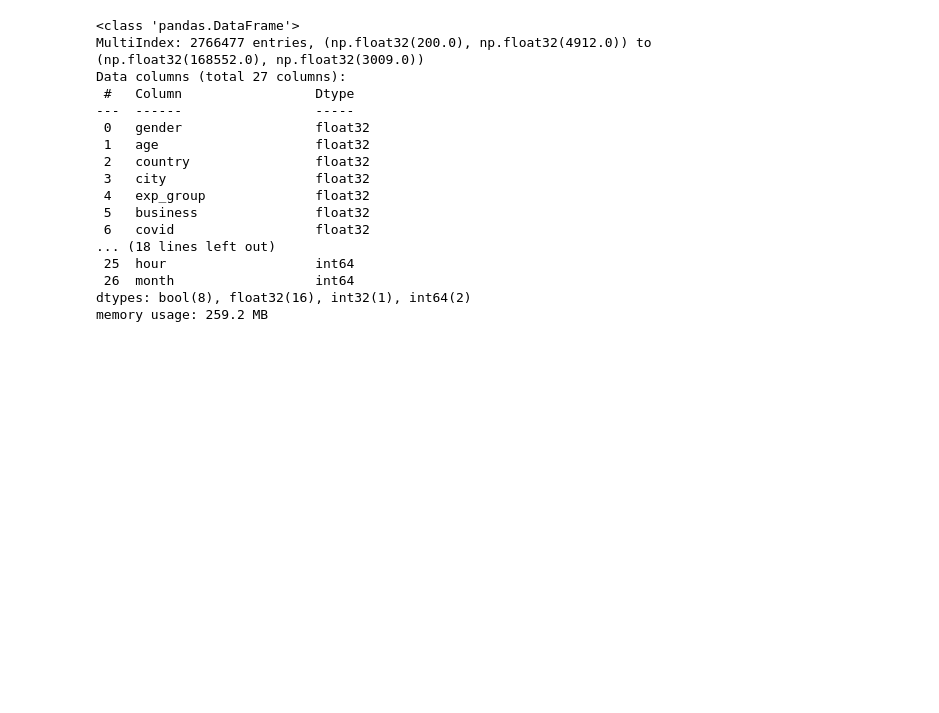
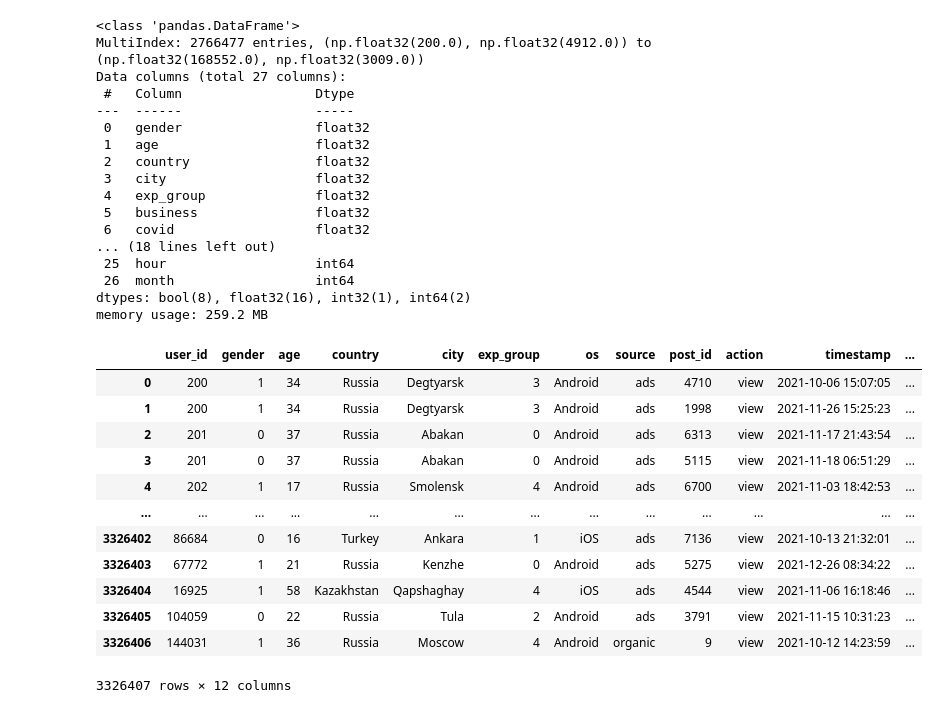
Before and after one commit to lefukuro/recommendation-system, a Jupyter notebook: notebooks/recommendation-system-catboost.ipynb, the cells around one changed output. Drawn from its saved outputs; the diff is of its cells as text; code cells hidden in the pictures; blank space fills up the shorter version.

```diff
--- a/notebooks/recommendation-system-catboost.ipynb
+++ b/notebooks/recommendation-system-catboost.ipynb
@@ -808,0 +907,17 @@ memory usage: 259.2 MB
+# %%
+df_emb = pd.merge(users, all_actions, on='user_id', how='right')
+df_emb
+# %% [output]
+|  | user_id | gender | age | country | city | exp_group | os | source | post_id | action | timestamp | ... |
+| 0 | 200 | 1 | 34 | Russia | Degtyarsk | 3 | Android | ads | 4710 | view | 2021-10-06 15:07:05 | ... |
+| 1 | 200 | 1 | 34 | Russia | Degtyarsk | 3 | Android | ads | 1998 | view | 2021-11-26 15:25:23 | ... |
+| 2 | 201 | 0 | 37 | Russia | Abakan | 0 | Android | ads | 6313 | view | 2021-11-17 21:43:54 | ... |
+| 3 | 201 | 0 | 37 | Russia | Abakan | 0 | Android | ads | 5115 | view | 2021-11-18 06:51:29 | ... |
+| 4 | 202 | 1 | 17 | Russia | Smolensk | 4 | Android | ads | 6700 | view | 2021-11-03 18:42:53 | ... |
+| ... | ... | ... | ... | ... | ... | ... | ... | ... | ... | ... | ... | ... |
+| 3326402 | 86684 | 0 | 16 | Turkey | Ankara | 1 | iOS | ads | 7136 | view | 2021-10-13 21:32:01 | ... |
+| 3326403 | 67772 | 1 | 21 | Russia | Kenzhe | 0 | Android | ads | 5275 | view | 2021-12-26 08:34:22 | ... |
+| 3326404 | 16925 | 1 | 58 | Kazakhstan | Qapshaghay | 4 | iOS | ads | 4544 | view | 2021-11-06 16:18:46 | ... |
+| 3326405 | 104059 | 0 | 22 | Russia | Tula | 2 | Android | ads | 3791 | view | 2021-11-15 10:31:23 | ... |
+| 3326406 | 144031 | 1 | 36 | Russia | Moscow | 4 | Android | organic | 9 | view | 2021-10-12 14:23:59 | ... |
+3326407 rows × 12 columns
```
Also changed, not shown: parts of 18 cells of this notebook, 2 other files.
